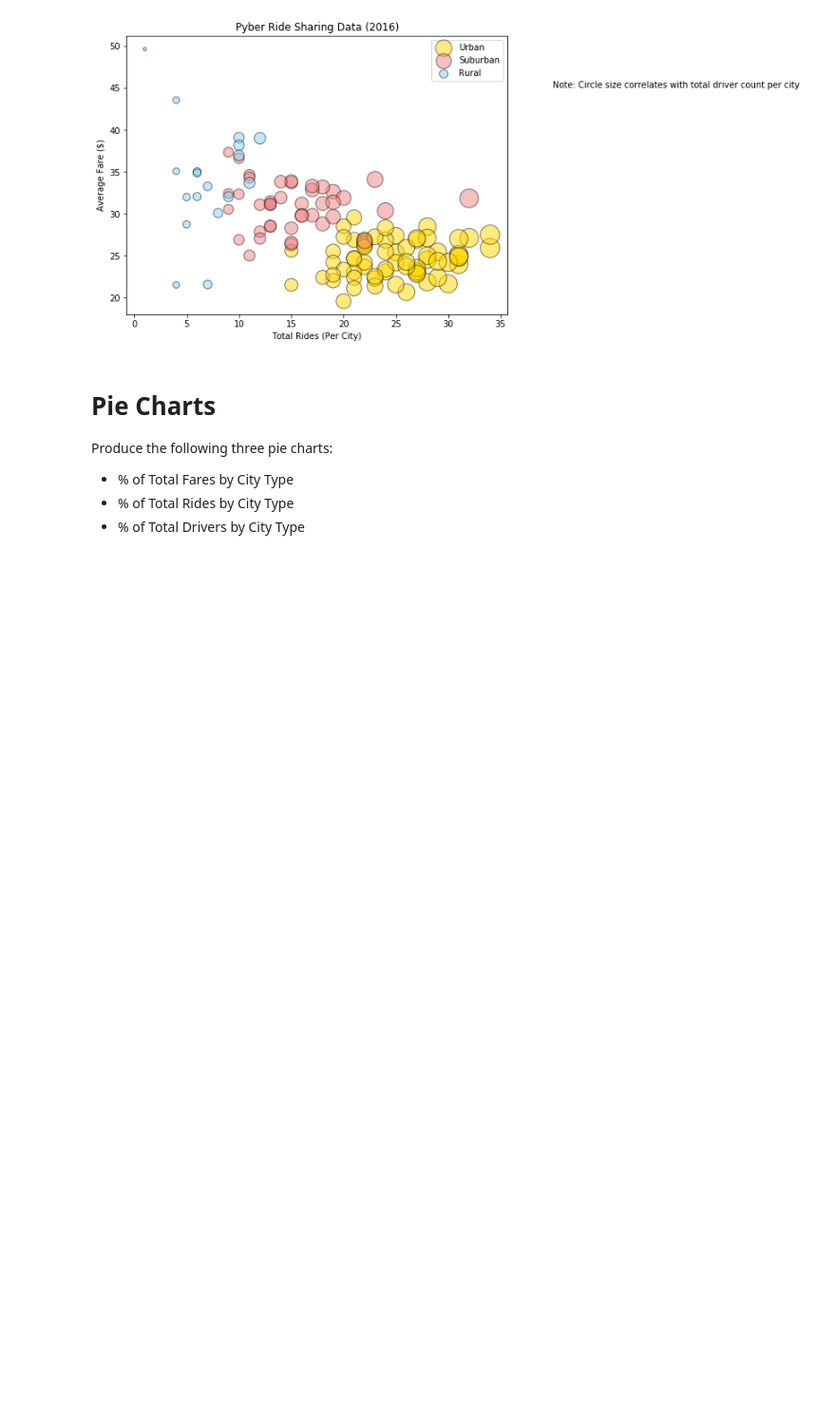
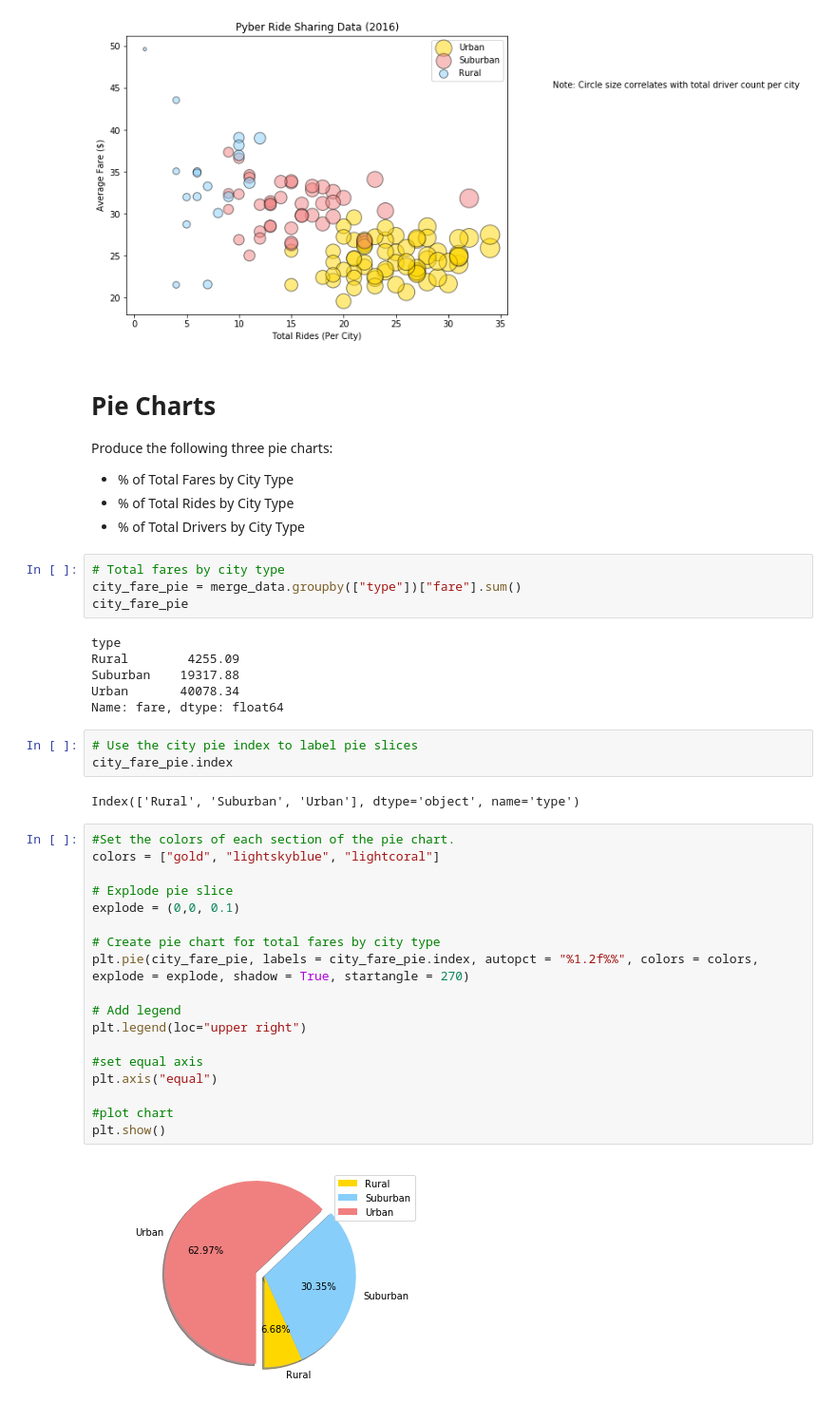
Before and after one commit to l1uc3ky/matplotlib-challenge, a Jupyter notebook: matplotlib hw Pyber.ipynb, the cells around one changed output. Shown: that part at 95% size. Saved outputs shown, nothing was run; the diff lists cells and outputs as text; blank space fills up the shorter version.

Commit message:
pie chart portion of assignment

```diff
--- a/matplotlib hw Pyber.ipynb
+++ b/matplotlib hw Pyber.ipynb
@@ -207,3 +207,38 @@ Produce the following three pie charts:
 - % of Total Fares by City Type
 - % of Total Rides by City Type
 - % of Total Drivers by City Type
+# %%
+# Total fares by city type
+city_fare_pie = merge_data.groupby(["type"])["fare"].sum()
+city_fare_pie
+# %% [output]
+type
+Rural        4255.09
+Suburban    19317.88
+Urban       40078.34
+Name: fare, dtype: float64
+# %%
+# Use the city pie index to label pie slices
+city_fare_pie.index
+# %% [output]
+Index(['Rural', 'Suburban', 'Urban'], dtype='object', name='type')
+# %%
+#Set the colors of each section of the pie chart.
+colors = ["gold", "lightskyblue", "lightcoral"]
+
+# Explode pie slice
+explode = (0,0, 0.1)
+
+# Create pie chart for total fares by city type
+plt.pie(city_fare_pie, labels = city_fare_pie.index, autopct = "%1.2f%%", colors = colors, explode = explode, shadow = True, startangle = 270)
+
+# Add legend
+plt.legend(loc="upper right")
+
+#set equal axis
+plt.axis("equal")
+
+#plot chart
+plt.show()
+# %% [output]
+[figure, added]
```
Also changed, not shown: parts of 4 cells of this notebook.
